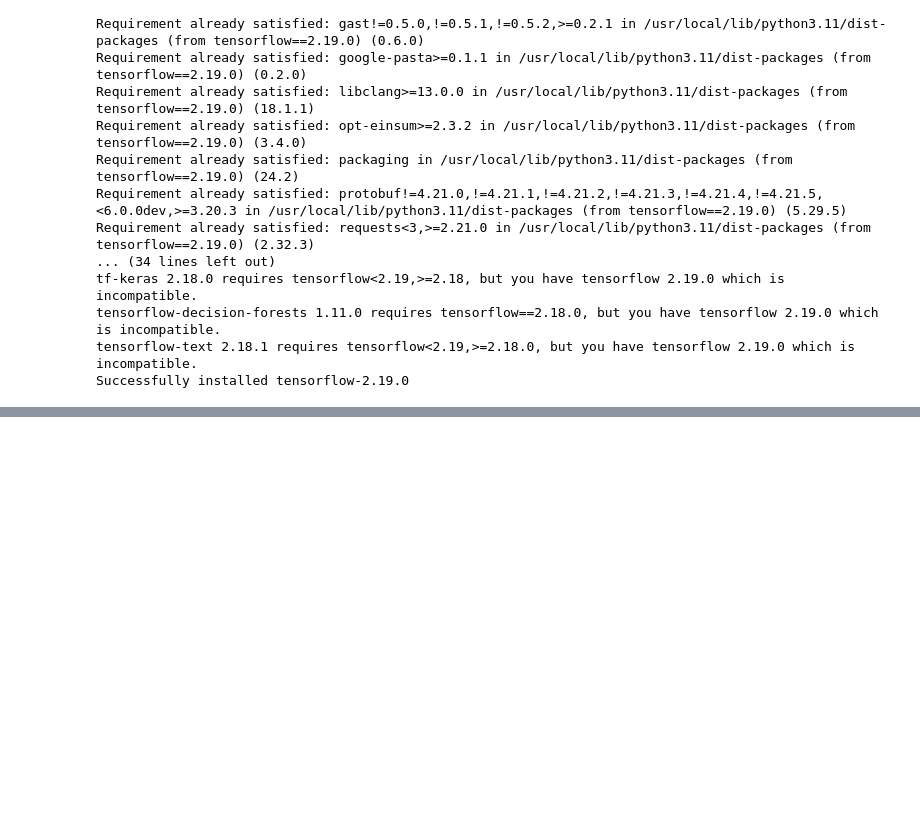
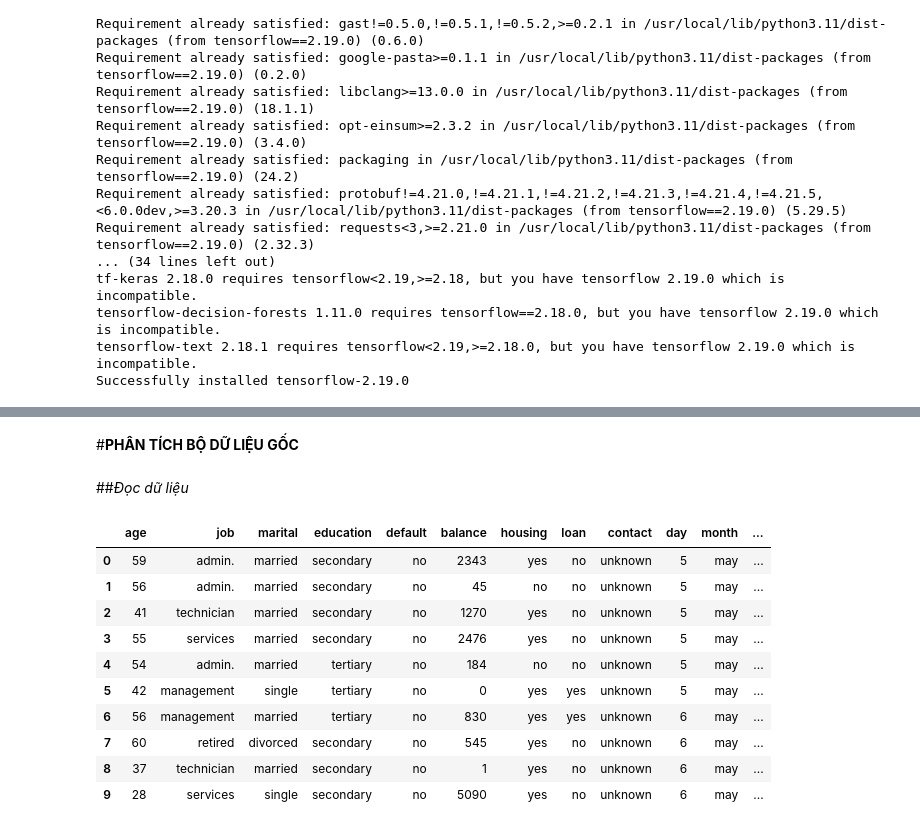
Before and after one commit to ThinhdanghocDE/BTL-AI, a Jupyter notebook: BTL_AI.ipynb, the cells around one changed output, grey strips where cells are left out. Saved outputs shown, nothing was run; the diff lists cells and outputs as text; code cells hidden in the pictures; blank space fills up the shorter version.

```diff
--- a/BTL_AI.ipynb
+++ b/BTL_AI.ipynb
@@ -102,3 +87,22 @@ import tensorflow as tf
 [interactive output not drawn]
 [interactive output not drawn]
 [interactive output not drawn]
+# %% [markdown]
+#**PHÂN TÍCH BỘ DỮ LIỆU GỐC**
+# %% [markdown]
+##*Đọc dữ liệu*
+# %%
+df=pd.read_csv(r"/Goc.csv")
+df.head(10)
+# %% [output]
+|  | age | job | marital | education | default | balance | housing | loan | contact | day | month | ... |
+| 0 | 59 | admin. | married | secondary | no | 2343 | yes | no | unknown | 5 | may | ... |
+| 1 | 56 | admin. | married | secondary | no | 45 | no | no | unknown | 5 | may | ... |
+| 2 | 41 | technician | married | secondary | no | 1270 | yes | no | unknown | 5 | may | ... |
+| 3 | 55 | services | married | secondary | no | 2476 | yes | no | unknown | 5 | may | ... |
+| 4 | 54 | admin. | married | tertiary | no | 184 | no | no | unknown | 5 | may | ... |
+| 5 | 42 | management | single | tertiary | no | 0 | yes | yes | unknown | 5 | may | ... |
+| 6 | 56 | management | married | tertiary | no | 830 | yes | yes | unknown | 6 | may | ... |
+| 7 | 60 | retired | divorced | secondary | no | 545 | yes | no | unknown | 6 | may | ... |
+| 8 | 37 | technician | married | secondary | no | 1 | yes | no | unknown | 6 | may | ... |
+| 9 | 28 | services | single | secondary | no | 5090 | yes | no | unknown | 6 | may | ... |
```
Also changed, not shown: parts of 5 cells of this notebook.
